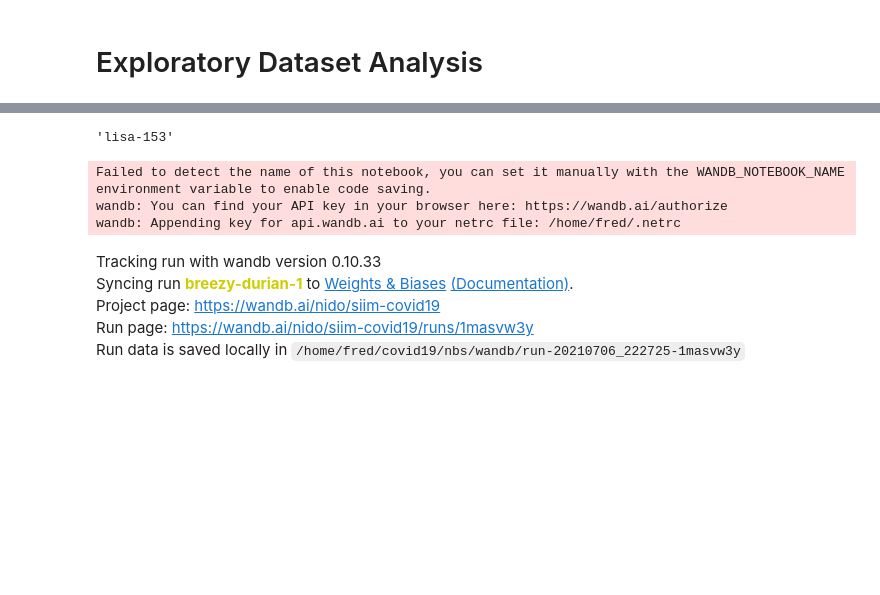
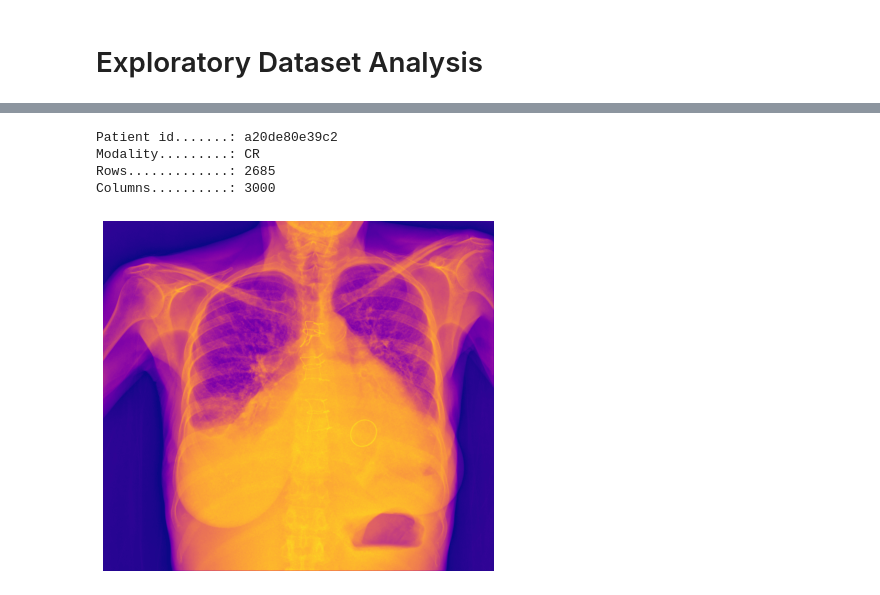
Before and after one commit to fredguth/nbdev_wandb_kaggle, a Jupyter notebook: nbs/01_eda.ipynb, the cells around one changed output, grey strips where cells are left out. Saved outputs shown, nothing was run; the diff lists cells and outputs as text; code cells hidden in the pictures; blank space fills up the shorter version.

```diff
--- a/nbs/01_eda.ipynb
+++ b/nbs/01_eda.ipynb
@@ -48,3 +52,17 @@ xray_sample.show()
+# %%
+print(bcolors.OKBLUE + "Patient id.......:", xray_sample.PatientID, "\n" +
+      "Modality.........:", xray_sample.Modality, "\n" +
+      "Rows.............:", xray_sample.Rows, "\n" +
+      "Columns..........:", xray_sample.Columns)
+plt.figure(figsize = (7, 7))
+plt.imshow(xray_sample.pixel_array, cmap="plasma")
+plt.axis('off');
+# %% [output]
+Patient id.......: a20de80e39c2
+Modality.........: CR
+Rows.............: 2685
+Columns..........: 3000
+[figure, added]
 # %%
 #df_train_dcm = pd.DataFrame.from_dicoms(tqdm(train_dcm))
 # %%
@@ -60,25 +78,14 @@ with open(path/'df_train_dcm.pickle', 'rb') as handle:
 with open(path/'df_test_dcm.pickle', 'rb') as handle:
     df_test_dcm = pickle.load(handle)
 # %%
-[host] = !hostname
-host
+# [host] = !hostname
+# host
-# %% [output]
-'lisa-153'
 # %%
-with wandb.init(project='siim-covid19', entity='nido', job_type="pre-process") as run:
-  dfs = wandb.Artifact('siim-covid19-processed', type="data-frame",
-      description=f'Pre-processed data-frames from dataset extracting dicom data.',
-      metadata={"host": host, "path": path})
-  dfs.add_file(path/'df_train_dcm.pickle')
-  dfs.add_file(path/'df_test_dcm.pickle')
-  # ✍️ Save the artifact to W&B.
-  run.log_artifact(dfs)
+# with wandb.init(project='siim-covid19', entity='nido', job_type="pre-process") as run:
+#   dfs = wandb.Artifact('siim-covid19-processed', type="data-frame",
+#       description=f'Pre-processed data-frames from dataset extracting dicom data.',
+#       metadata={"host": host, "path": path})
+#   dfs.add_file(path/'df_train_dcm.pickle')
+#   dfs.add_file(path/'df_test_dcm.pickle')
+#   # ✍️ Save the artifact to W&B.
+#   run.log_artifact(dfs)
-# %% [output]
-Failed to detect the name of this notebook, you can set it manually with the WANDB_NOTEBOOK_NAME environment variable to enable code saving.
-wandb: You can find your API key in your browser here: https://wandb.ai/authorize
-wandb: Appending key for api.wandb.ai to your netrc file: /home/fred/.netrc
-Tracking run with wandb version 0.10.33
-Syncing run breezy-durian-1 to Weights & Biases (Documentation).
-Project page: https://wandb.ai/nido/siim-covid19
-Run page: https://wandb.ai/nido/siim-covid19/runs/1masvw3y
-Run data is saved locally in /home/fred/covid19/nbs/wandb/run-20210706_222725-1masvw3y
```
Also changed, not shown: parts of 19 cells of this notebook.
